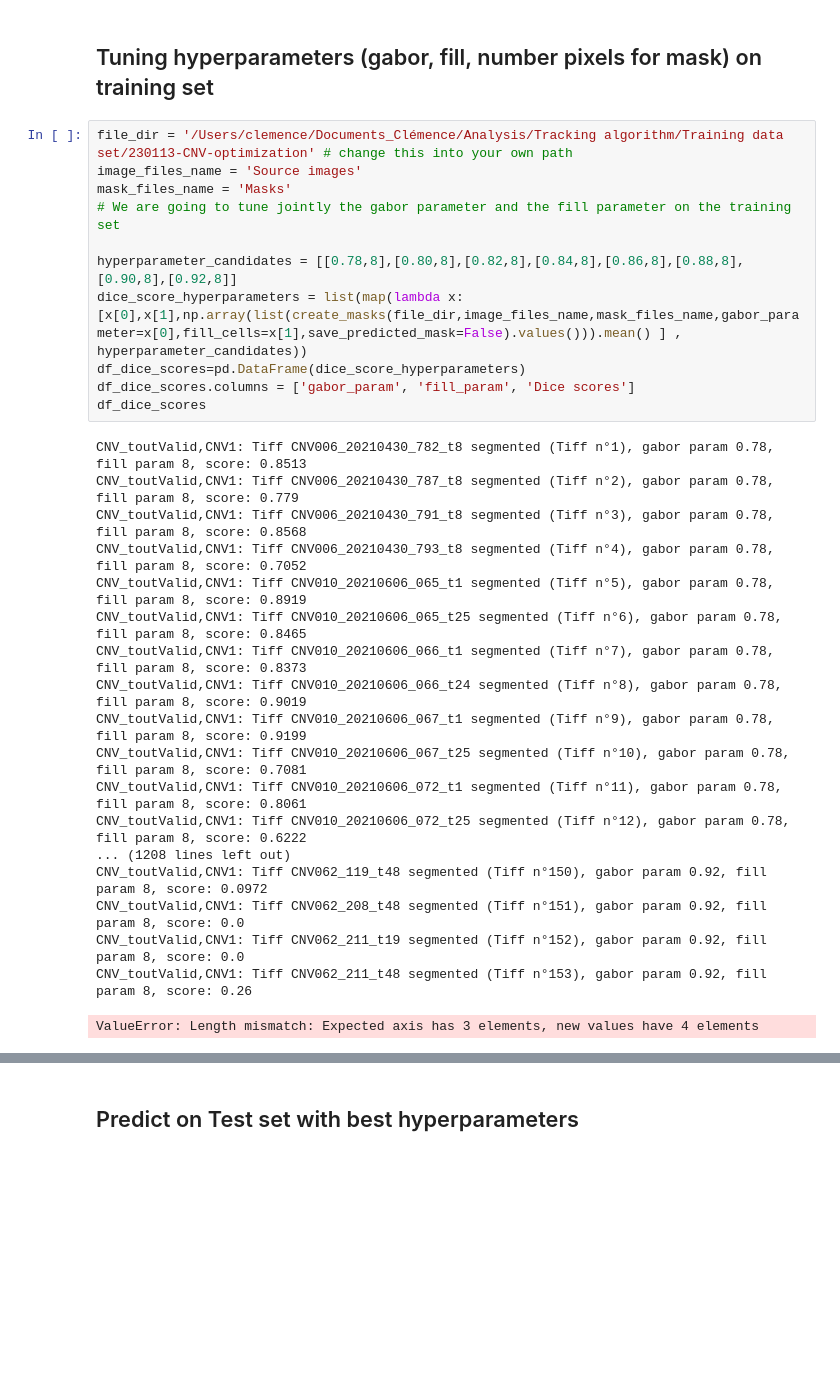
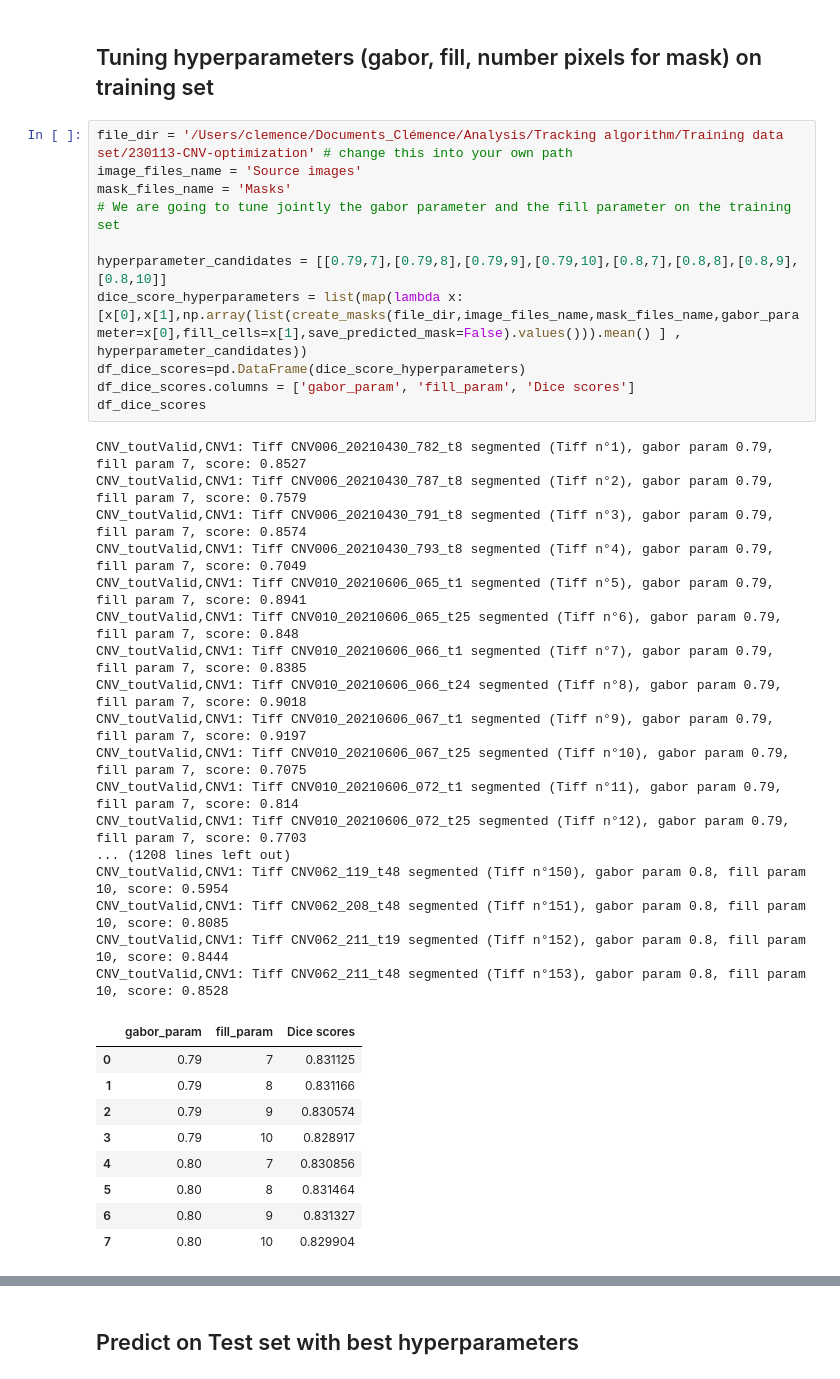
Before and after one commit to CNguyenVigouroux/organoid_tracking, a Jupyter notebook: Notebook_Aaron6.ipynb, the cells around one changed output, grey strips where cells are left out. Drawn from its saved outputs; the diff is of its cells as text; blank space fills up the shorter version.

```diff
--- a/Notebook_Aaron6.ipynb
+++ b/Notebook_Aaron6.ipynb
@@ -180,33 +172,41 @@ create_training_and_test_files_for_each_experiment(file_dir=file_dir,image_files
 # %%
 file_dir = '/Users/clemence/Documents_Clémence/Analysis/Tracking algorithm/Training data set/230113-CNV-optimization' # change this into your own path
 image_files_name = 'Source images'
 mask_files_name = 'Masks'
 # We are going to tune jointly the gabor parameter and the fill parameter on the training set
 
-hyperparameter_candidates = [[0.78,8],[0.80,8],[0.82,8],[0.84,8],[0.86,8],[0.88,8],[0.90,8],[0.92,8]]
+hyperparameter_candidates = [[0.79,7],[0.79,8],[0.79,9],[0.79,10],[0.8,7],[0.8,8],[0.8,9],[0.8,10]]
 dice_score_hyperparameters = list(map(lambda x: [x[0],x[1],np.array(list(create_masks(file_dir,image_files_name,mask_files_name,gabor_parameter=x[0],fill_cells=x[1],save_predicted_mask=False).values())).mean() ] , hyperparameter_candidates))
 df_dice_scores=pd.DataFrame(dice_score_hyperparameters)
 df_dice_scores.columns = ['gabor_param', 'fill_param', 'Dice scores']
 df_dice_scores
 # %% [output]
-CNV_toutValid,CNV1: Tiff CNV006_20210430_782_t8 segmented (Tiff n°1), gabor param 0.78, fill param 8, score: 0.8513
-CNV_toutValid,CNV1: Tiff CNV006_20210430_787_t8 segmented (Tiff n°2), gabor param 0.78, fill param 8, score: 0.779
-CNV_toutValid,CNV1: Tiff CNV006_20210430_791_t8 segmented (Tiff n°3), gabor param 0.78, fill param 8, score: 0.8568
-CNV_toutValid,CNV1: Tiff CNV006_20210430_793_t8 segmented (Tiff n°4), gabor param 0.78, fill param 8, score: 0.7052
-CNV_toutValid,CNV1: Tiff CNV010_20210606_065_t1 segmented (Tiff n°5), gabor param 0.78, fill param 8, score: 0.8919
-CNV_toutValid,CNV1: Tiff CNV010_20210606_065_t25 segmented (Tiff n°6), gabor param 0.78, fill param 8, score: 0.8465
-CNV_toutValid,CNV1: Tiff CNV010_20210606_066_t1 segmented (Tiff n°7), gabor param 0.78, fill param 8, score: 0.8373
-CNV_toutValid,CNV1: Tiff CNV010_20210606_066_t24 segmented (Tiff n°8), gabor param 0.78, fill param 8, score: 0.9019
-CNV_toutValid,CNV1: Tiff CNV010_20210606_067_t1 segmented (Tiff n°9), gabor param 0.78, fill param 8, score: 0.9199
-CNV_toutValid,CNV1: Tiff CNV010_20210606_067_t25 segmented (Tiff n°10), gabor param 0.78, fill param 8, score: 0.7081
-CNV_toutValid,CNV1: Tiff CNV010_20210606_072_t1 segmented (Tiff n°11), gabor param 0.78, fill param 8, score: 0.8061
-CNV_toutValid,CNV1: Tiff CNV010_20210606_072_t25 segmented (Tiff n°12), gabor param 0.78, fill param 8, score: 0.6222
+CNV_toutValid,CNV1: Tiff CNV006_20210430_782_t8 segmented (Tiff n°1), gabor param 0.79, fill param 7, score: 0.8527
+CNV_toutValid,CNV1: Tiff CNV006_20210430_787_t8 segmented (Tiff n°2), gabor param 0.79, fill param 7, score: 0.7579
+CNV_toutValid,CNV1: Tiff CNV006_20210430_791_t8 segmented (Tiff n°3), gabor param 0.79, fill param 7, score: 0.8574
+CNV_toutValid,CNV1: Tiff CNV006_20210430_793_t8 segmented (Tiff n°4), gabor param 0.79, fill param 7, score: 0.7049
+CNV_toutValid,CNV1: Tiff CNV010_20210606_065_t1 segmented (Tiff n°5), gabor param 0.79, fill param 7, score: 0.8941
+CNV_toutValid,CNV1: Tiff CNV010_20210606_065_t25 segmented (Tiff n°6), gabor param 0.79, fill param 7, score: 0.848
+CNV_toutValid,CNV1: Tiff CNV010_20210606_066_t1 segmented (Tiff n°7), gabor param 0.79, fill param 7, score: 0.8385
+CNV_toutValid,CNV1: Tiff CNV010_20210606_066_t24 segmented (Tiff n°8), gabor param 0.79, fill param 7, score: 0.9018
+CNV_toutValid,CNV1: Tiff CNV010_20210606_067_t1 segmented (Tiff n°9), gabor param 0.79, fill param 7, score: 0.9197
+CNV_toutValid,CNV1: Tiff CNV010_20210606_067_t25 segmented (Tiff n°10), gabor param 0.79, fill param 7, score: 0.7075
+CNV_toutValid,CNV1: Tiff CNV010_20210606_072_t1 segmented (Tiff n°11), gabor param 0.79, fill param 7, score: 0.814
+CNV_toutValid,CNV1: Tiff CNV010_20210606_072_t25 segmented (Tiff n°12), gabor param 0.79, fill param 7, score: 0.7703
 ... (1208 lines left out)
-CNV_toutValid,CNV1: Tiff CNV062_119_t48 segmented (Tiff n°150), gabor param 0.92, fill param 8, score: 0.0972
-CNV_toutValid,CNV1: Tiff CNV062_208_t48 segmented (Tiff n°151), gabor param 0.92, fill param 8, score: 0.0
-CNV_toutValid,CNV1: Tiff CNV062_211_t19 segmented (Tiff n°152), gabor param 0.92, fill param 8, score: 0.0
-CNV_toutValid,CNV1: Tiff CNV062_211_t48 segmented (Tiff n°153), gabor param 0.92, fill param 8, score: 0.26
+CNV_toutValid,CNV1: Tiff CNV062_119_t48 segmented (Tiff n°150), gabor param 0.8, fill param 10, score: 0.5954
+CNV_toutValid,CNV1: Tiff CNV062_208_t48 segmented (Tiff n°151), gabor param 0.8, fill param 10, score: 0.8085
+CNV_toutValid,CNV1: Tiff CNV062_211_t19 segmented (Tiff n°152), gabor param 0.8, fill param 10, score: 0.8444
+CNV_toutValid,CNV1: Tiff CNV062_211_t48 segmented (Tiff n°153), gabor param 0.8, fill param 10, score: 0.8528
-ValueError: Length mismatch: Expected axis has 3 elements, new values have 4 elements
+|  | gabor_param | fill_param | Dice scores |
+| 0 | 0.79 | 7 | 0.831125 |
+| 1 | 0.79 | 8 | 0.831166 |
+| 2 | 0.79 | 9 | 0.830574 |
+| 3 | 0.79 | 10 | 0.828917 |
+| 4 | 0.80 | 7 | 0.830856 |
+| 5 | 0.80 | 8 | 0.831464 |
+| 6 | 0.80 | 9 | 0.831327 |
+| 7 | 0.80 | 10 | 0.829904 |
 # %%
 # after having tuned the gabor and fill parameter, we are going to tune the number of pixels threshold (every mask below that number of pixels is removed)
 
```
Also changed, not shown: parts of 2 cells of this notebook, 3 other files.
